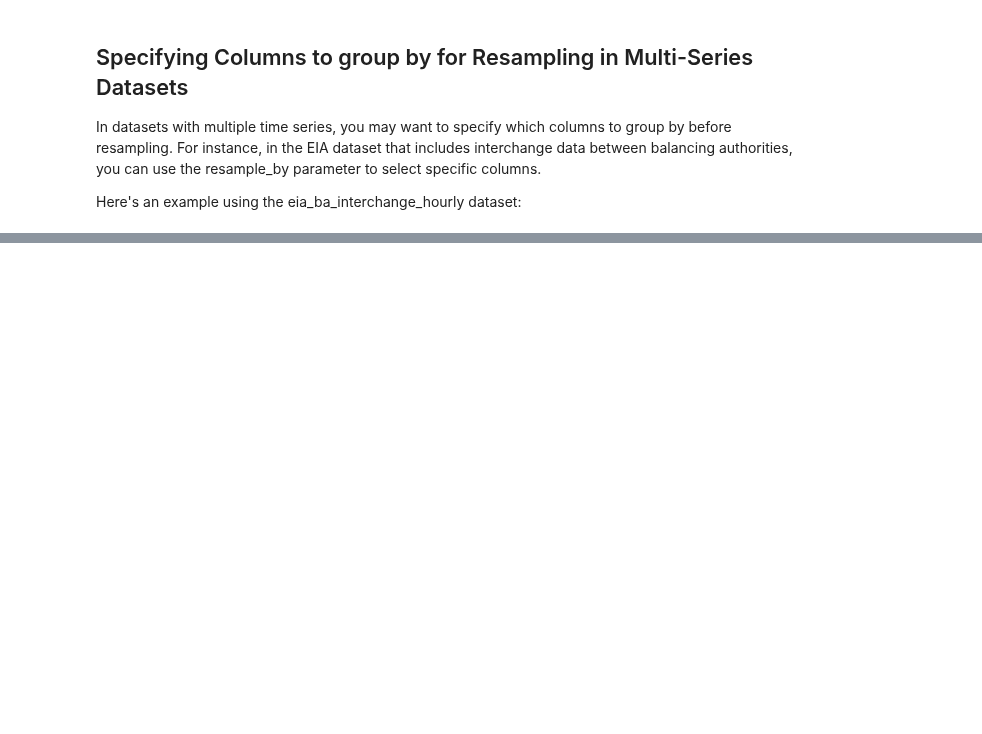
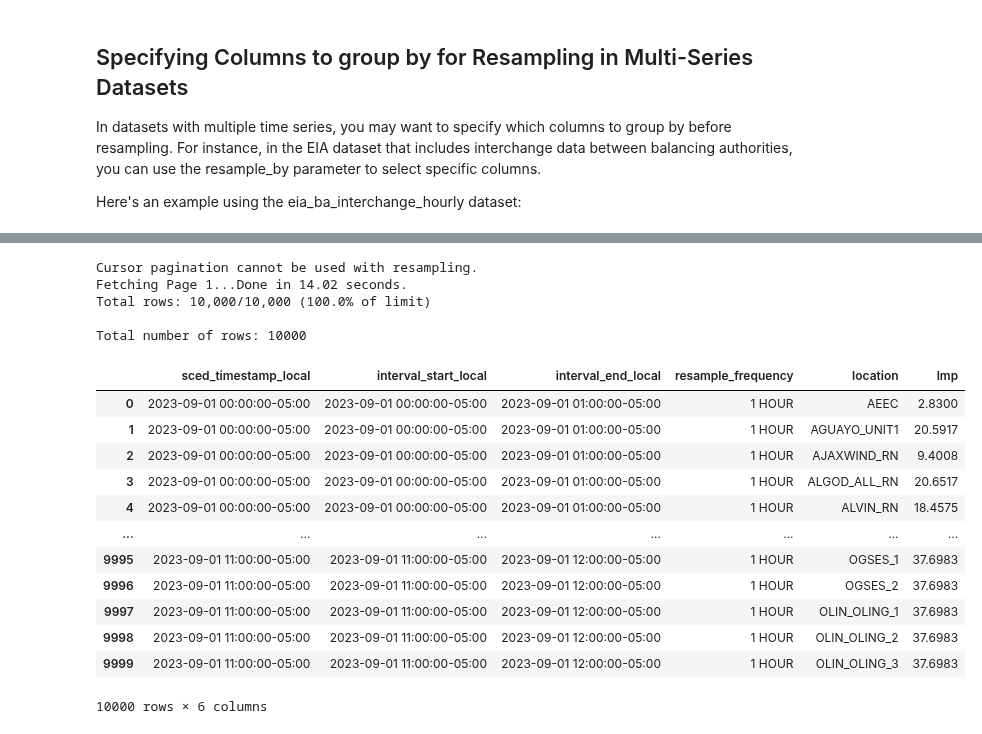
Before and after one commit to gridstatus/gridstatusio, a Jupyter notebook: Examples/Resample Data.ipynb, the cells around one changed output, grey strips where cells are left out. Saved outputs shown, nothing was run; the diff lists cells and outputs as text; code cells hidden in the pictures; blank space fills up the shorter version.

```diff
--- a/Examples/Resample Data.ipynb
+++ b/Examples/Resample Data.ipynb
@@ -360,3 +373,34 @@ Total number of rows: 10540
 | 10538 | 2023-09-30 19:00:00-05:00 | 2023-10-01 19:00:00-05:00 | YAD | CPLE | 14.2000 |
 | 10539 | 2023-09-30 19:00:00-05:00 | 2023-10-01 19:00:00-05:00 | YAD | DUK | -15.0000 |
 10540 rows × 5 columns
+# %%
+eia_daily_interchange = client.get_dataset(
+    dataset="ercot_lmp_by_settlement_point",
+    start="Sep 1, 2023",
+    end="Oct 1, 2023",
+    resample="1 hour",
+    resample_by=["sced_timestamp", "location"],
+    tz="US/Central",
+    limit=QUERY_LIMIT,
+)
+
+eia_daily_interchange
+# %% [output]
+Cursor pagination cannot be used with resampling.
+Fetching Page 1...Done in 14.02 seconds.
+Total rows: 10,000/10,000 (100.0% of limit)
+
+Total number of rows: 10000
+|  | sced_timestamp_local | interval_start_local | interval_end_local | resample_frequency | location | lmp |
+| 0 | 2023-09-01 00:00:00-05:00 | 2023-09-01 00:00:00-05:00 | 2023-09-01 01:00:00-05:00 | 1 HOUR | AEEC | 2.8300 |
+| 1 | 2023-09-01 00:00:00-05:00 | 2023-09-01 00:00:00-05:00 | 2023-09-01 01:00:00-05:00 | 1 HOUR | AGUAYO_UNIT1 | 20.5917 |
+| 2 | 2023-09-01 00:00:00-05:00 | 2023-09-01 00:00:00-05:00 | 2023-09-01 01:00:00-05:00 | 1 HOUR | AJAXWIND_RN | 9.4008 |
+| 3 | 2023-09-01 00:00:00-05:00 | 2023-09-01 00:00:00-05:00 | 2023-09-01 01:00:00-05:00 | 1 HOUR | ALGOD_ALL_RN | 20.6517 |
+| 4 | 2023-09-01 00:00:00-05:00 | 2023-09-01 00:00:00-05:00 | 2023-09-01 01:00:00-05:00 | 1 HOUR | ALVIN_RN | 18.4575 |
+| ... | ... | ... | ... | ... | ... | ... |
+| 9995 | 2023-09-01 11:00:00-05:00 | 2023-09-01 11:00:00-05:00 | 2023-09-01 12:00:00-05:00 | 1 HOUR | OGSES_1 | 37.6983 |
+| 9996 | 2023-09-01 11:00:00-05:00 | 2023-09-01 11:00:00-05:00 | 2023-09-01 12:00:00-05:00 | 1 HOUR | OGSES_2 | 37.6983 |
+| 9997 | 2023-09-01 11:00:00-05:00 | 2023-09-01 11:00:00-05:00 | 2023-09-01 12:00:00-05:00 | 1 HOUR | OLIN_OLING_1 | 37.6983 |
+| 9998 | 2023-09-01 11:00:00-05:00 | 2023-09-01 11:00:00-05:00 | 2023-09-01 12:00:00-05:00 | 1 HOUR | OLIN_OLING_2 | 37.6983 |
+| 9999 | 2023-09-01 11:00:00-05:00 | 2023-09-01 11:00:00-05:00 | 2023-09-01 12:00:00-05:00 | 1 HOUR | OLIN_OLING_3 | 37.6983 |
+10000 rows × 6 columns
```
Also changed, not shown: parts of 9 cells of this notebook, 3 other files.
